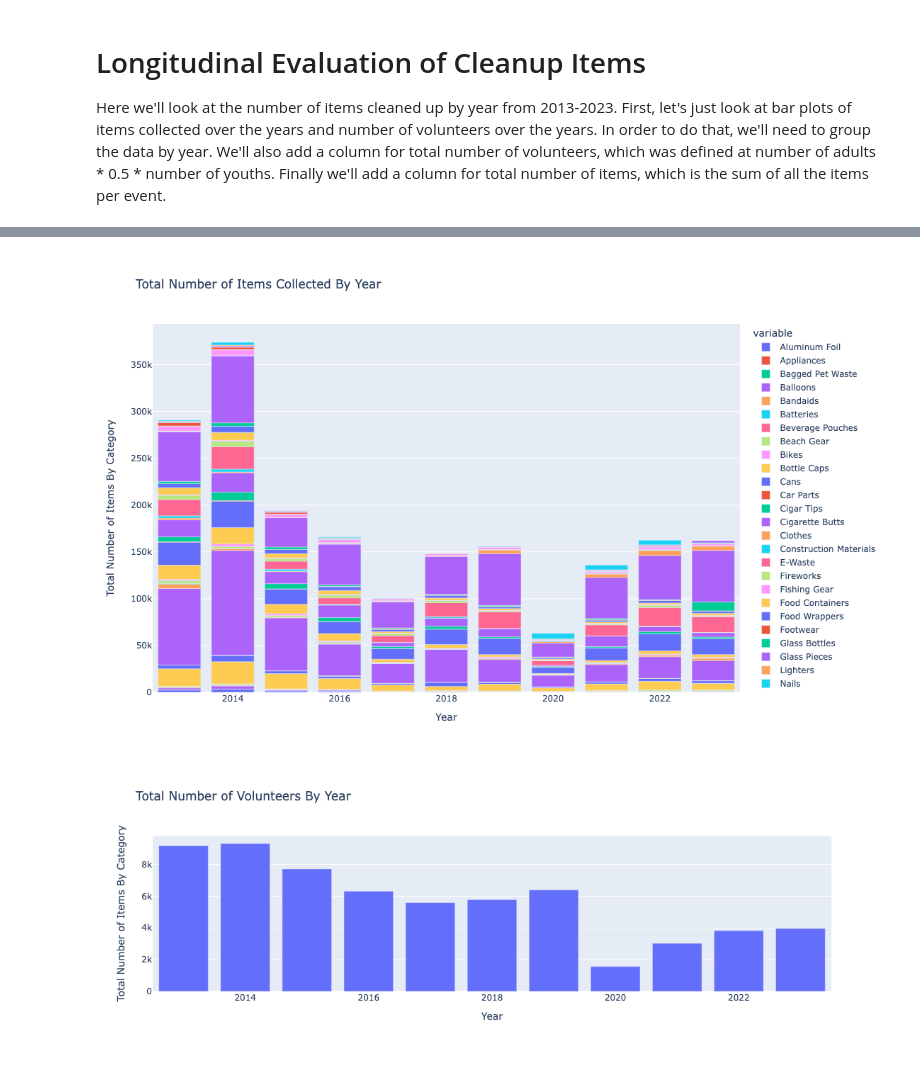
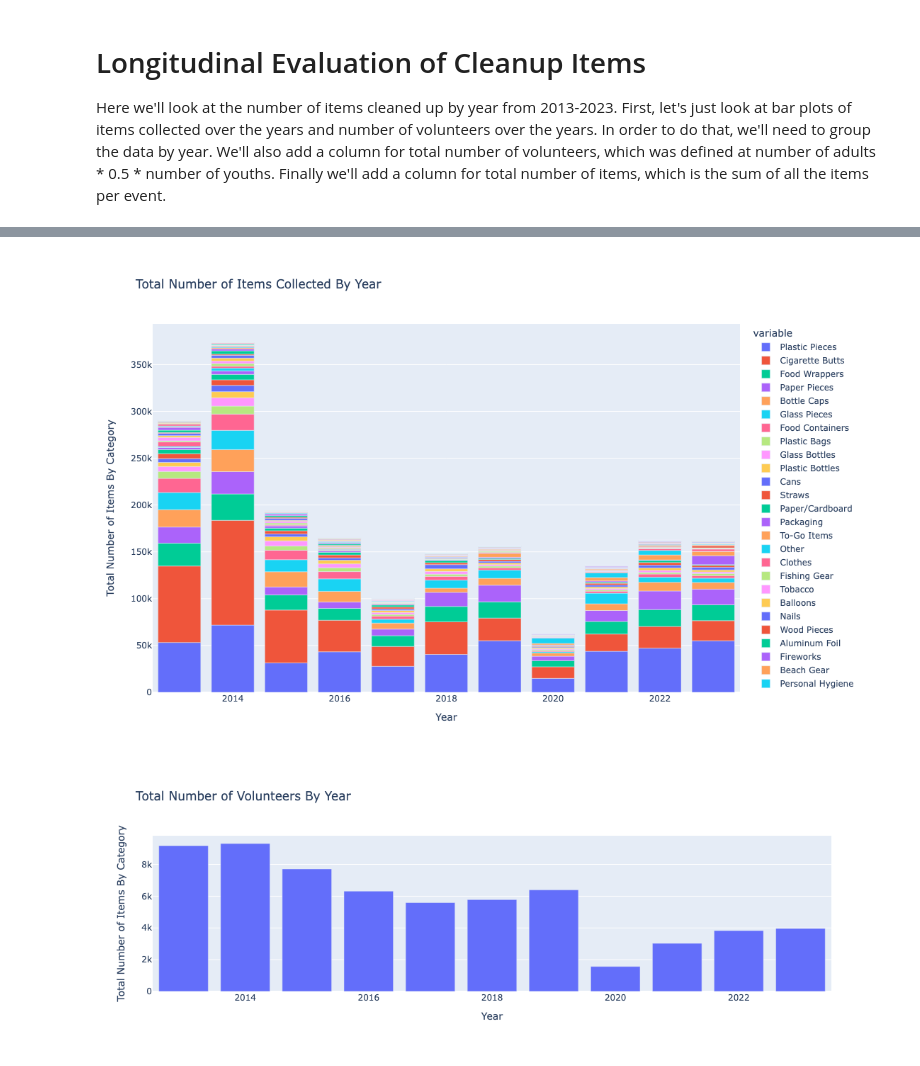
Before and after one commit to jennyfolkesson/saveOurShores, a Jupyter notebook: SOS_cleanup_data.ipynb, the cells around one changed output, grey strips where cells are left out. Saved outputs shown, nothing was run; the diff lists cells and outputs as text; code cells hidden in the pictures.

```diff
--- a/SOS_cleanup_data.ipynb
+++ b/SOS_cleanup_data.ipynb
@@ -116,5 +116,10 @@ items.drop(nonitem_cols, axis=1, inplace=True)
 sos_data['Total Items'] = items.sum(axis=1, numeric_only=True)
 # Group by year
 annual_data = cleanup.group_by_year(sos_data, col_config)
+# Sort items by sum in descending order so it's easier to decipher variables
+s = annual_data.sum()
+s = s.sort_values(ascending=False)
+annual_data = annual_data[s.index]
+annual_data.head()
 # fig = plots.treemap_graph(sos_data)
 # fig.show()
@@ -121,18 +134,19 @@ annual_data = cleanup.group_by_year(sos_data, col_config)
 # %%
 # Bar plot of items per year
 item_cols = list(col_config.loc[col_config['material'].notnull()]['name'])
-fig = px.bar(annual_data, x=annual_data.index, y=item_cols, title="Total Number of Items Collected By Year")
+annual_items = annual_data[annual_data.columns.intersection(item_cols)]
+fig = px.bar(annual_items, x=annual_items.index, y=annual_items.columns, title="Total Number of Items Collected By Year")
 fig.update_layout(
     autosize=False,
     width=1000,
     height=700,
     yaxis_title='Total Number of Items By Category',
     xaxis_title='Year',
 )
 fig.show()
 # Bar plot of number of volunteers per year
 # %% [output]
-[figure, old version]
+[figure, new version]
 # %%
 fig = px.bar(annual_data, x=annual_data.index, y='Total Volunteers', title="Total Number of Volunteers By Year")
 fig.update_layout(
```
Also changed, not shown: parts of 6 cells of this notebook, 1 other file.
